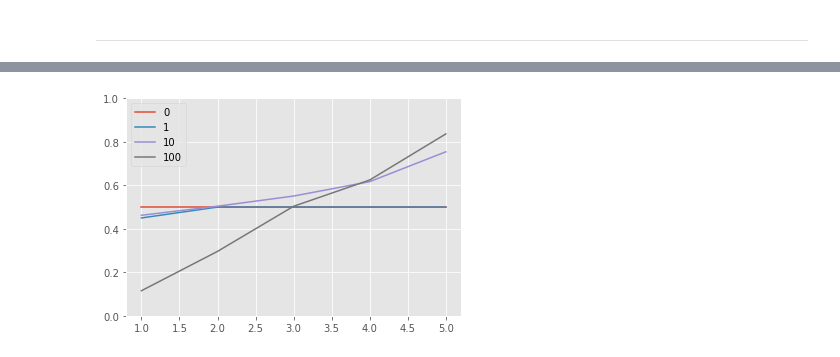
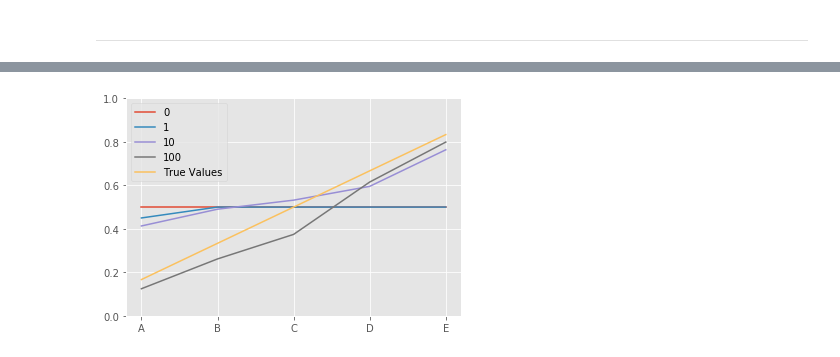
Before and after one commit to samgd/rl, a Jupyter notebook: rl_book_notes/part_1/5_temporal-difference_learning.ipynb, the cells around one changed output, grey strips where cells are left out. Saved outputs shown, nothing was run; the diff lists cells and outputs as text; code cells hidden in the pictures.

```diff
--- a/rl_book_notes/part_1/5_temporal-difference_learning.ipynb
+++ b/rl_book_notes/part_1/5_temporal-difference_learning.ipynb
@@ -90,7 +98,7 @@ def tabular_td0(
     alpha: float = 0.1,
     gamma: float = 1.0,
     init_fn: Optional[Callable[[StateT], float]] = None
-) -> None:
+) -> Mapping[StateT, float]:
     state_values = {}
 
     for state in policy.keys():
@@ -427,22 +435,38 @@ def run_rnd_td0(n_episode):
         gamma=1.0,
         init_fn=lambda s: 0.0 if s == rnd_walk_state_idxs[TERMINAL] else 0.5
     )
+# %%
+true_values = {
+    "A": 1/6,
+    "B": 2/6,
+    "C": 3/6,
+    "D": 4/6,
+    "E": 5/6
+}
+true_values = {rnd_walk_state_idxs[s]: v for s, v in true_values.items()}
 # %%
 plt.style.use("ggplot")
 
 to_plot = copy.deepcopy(rnd_walk_states)
 to_plot.remove(rnd_walk_state_idxs[TERMINAL])
 
 for n_episode in [0, 1, 10, 100]:
     state_values = run_rnd_td0(n_episode)
     plt.plot(
         to_plot,
         [state_values[s] for s in to_plot],
         label=f"{n_episode}",
     )
 
+plt.plot(
+    list(true_values.keys()),
+    list(true_values.values()),
+    label=f"True Values",
+)
+
 plt.ylim(0, 1)
+plt.xticks([1, 2, 3, 4, 5], labels=["A", "B", "C", "D", "E"])
 plt.legend()
 plt.show()
 # %% [output]
-[figure, old version]
+[figure, new version]
```
Also changed, not shown: parts of 17 cells of this notebook.
